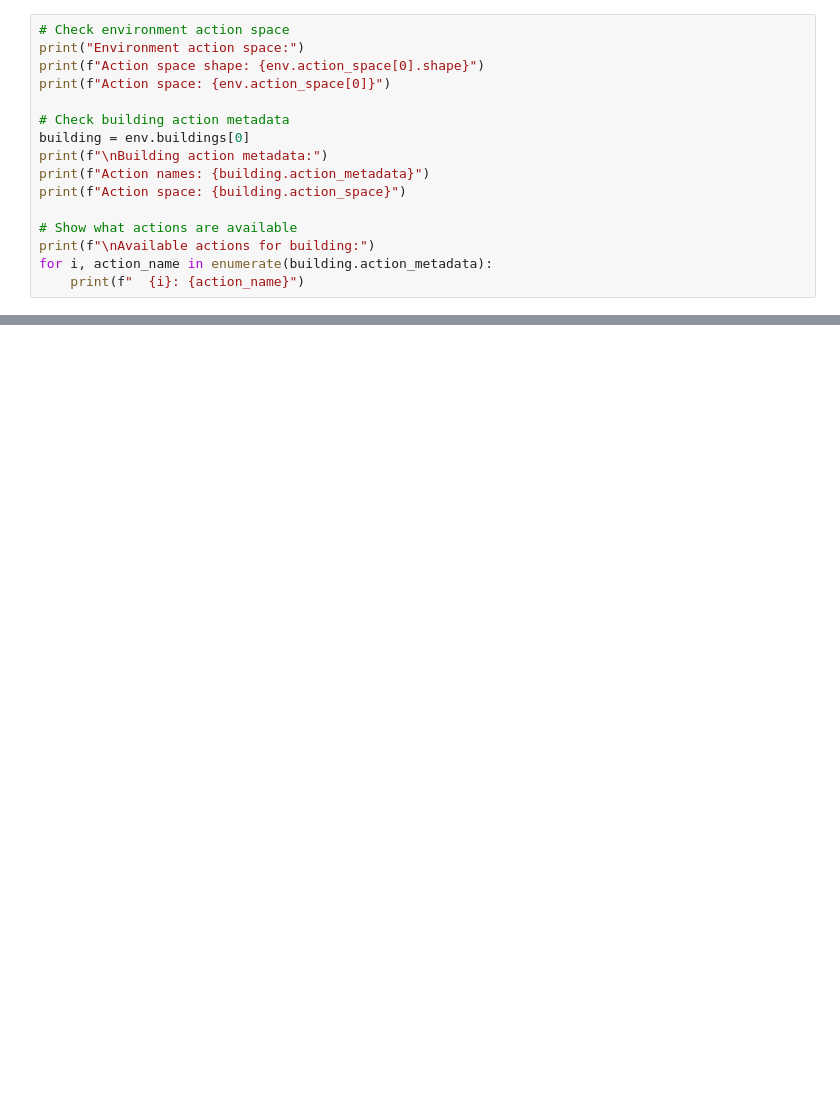
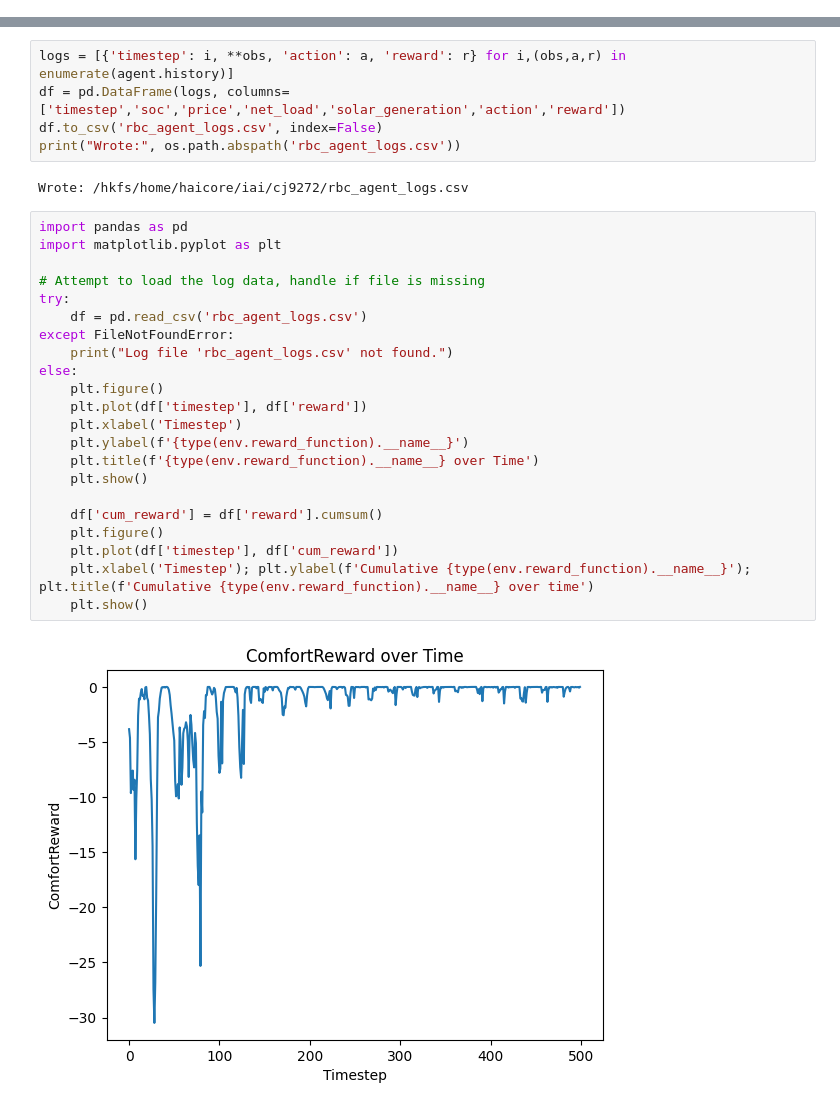
Before and after one commit to EacyCoding/ExplainableRLBatteryControl, a Jupyter notebook: examples/rbc_agent_old.ipynb, the cells around one changed output, grey strips where cells are left out. Cells and saved outputs as stored; diff of their text form; blank space fills up the shorter version.

```diff
--- a/examples/rbc_agent_old.ipynb
+++ b/examples/rbc_agent_old.ipynb
@@ -1196,16 +0,0 @@ Improved Decision Tree Summary:
-# %%
-# Check environment action space
-print("Environment action space:")
-print(f"Action space shape: {env.action_space[0].shape}")
-print(f"Action space: {env.action_space[0]}")
-
-# Check building action metadata
-building = env.buildings[0]
-print(f"\nBuilding action metadata:")
-print(f"Action names: {building.action_metadata}")
-print(f"Action space: {building.action_space}")
-
-# Show what actions are available
-print(f"\nAvailable actions for building:")
-for i, action_name in enumerate(building.action_metadata):
-    print(f"  {i}: {action_name}")
@@ -1940,0 +314,31 @@ Near zero (e.g., 0.1): Idle action
+# %%
+logs = [{'timestep': i, **obs, 'action': a, 'reward': r} for i,(obs,a,r) in enumerate(agent.history)]
+df = pd.DataFrame(logs, columns=['timestep','soc','price','net_load','solar_generation','action','reward'])
+df.to_csv('rbc_agent_logs.csv', index=False)
+print("Wrote:", os.path.abspath('rbc_agent_logs.csv'))
+# %% [output]
+Wrote: /hkfs/home/haicore/iai/cj9272/rbc_agent_logs.csv
+# %%
+import pandas as pd
+import matplotlib.pyplot as plt
+
+# Attempt to load the log data, handle if file is missing
+try:
+    df = pd.read_csv('rbc_agent_logs.csv')
+except FileNotFoundError:
+    print("Log file 'rbc_agent_logs.csv' not found.")
+else:
+    plt.figure()
+    plt.plot(df['timestep'], df['reward'])
+    plt.xlabel('Timestep')
+    plt.ylabel(f'{type(env.reward_function).__name__}')
+    plt.title(f'{type(env.reward_function).__name__} over Time')
+    plt.show()
+
+    df['cum_reward'] = df['reward'].cumsum()
+    plt.figure()
+    plt.plot(df['timestep'], df['cum_reward'])
+    plt.xlabel('Timestep'); plt.ylabel(f'Cumulative {type(env.reward_function).__name__}'); plt.title(f'Cumulative {type(env.reward_function).__name__} over time')
+    plt.show()
+# %% [output]
+[figure, added]
```
Also changed, not shown: parts of 34 cells of this notebook, 9 other files.
